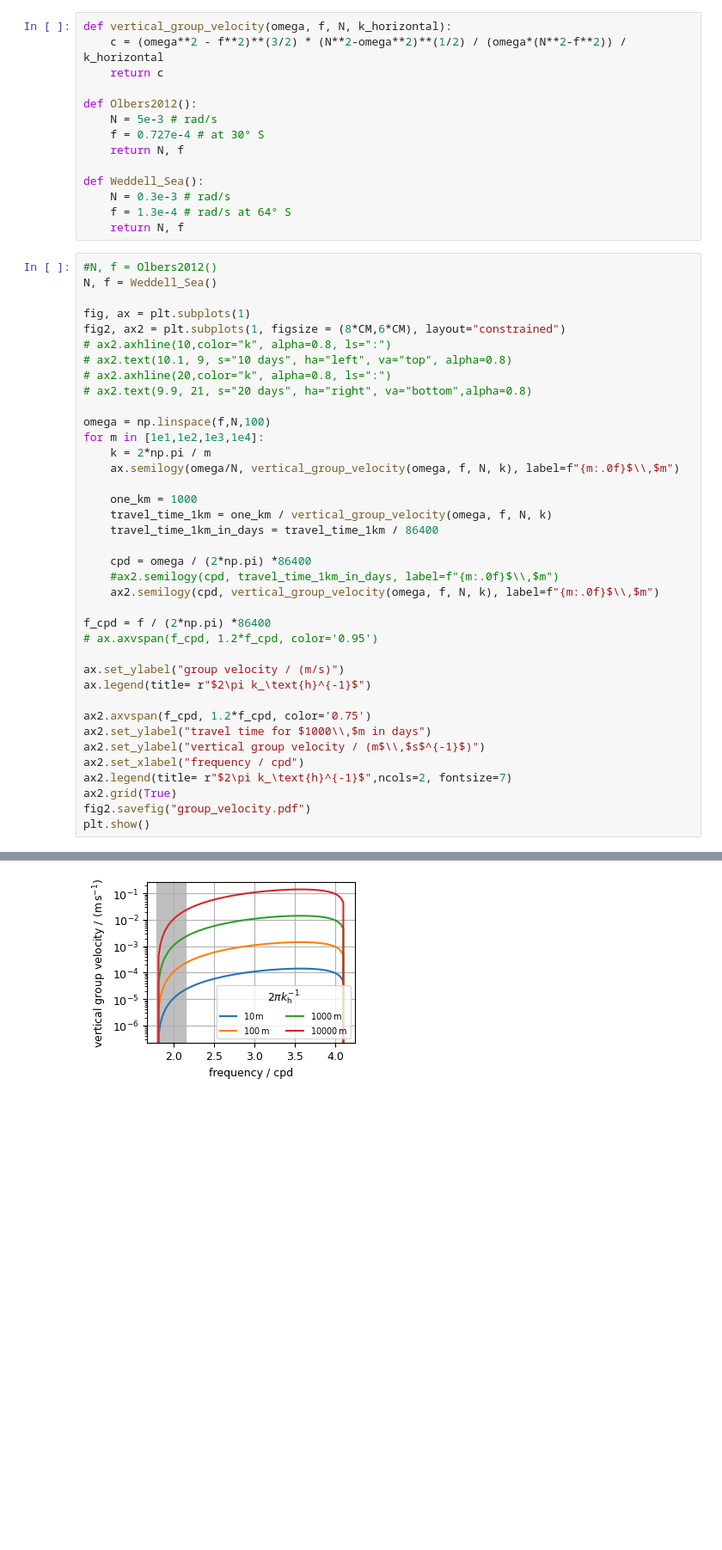
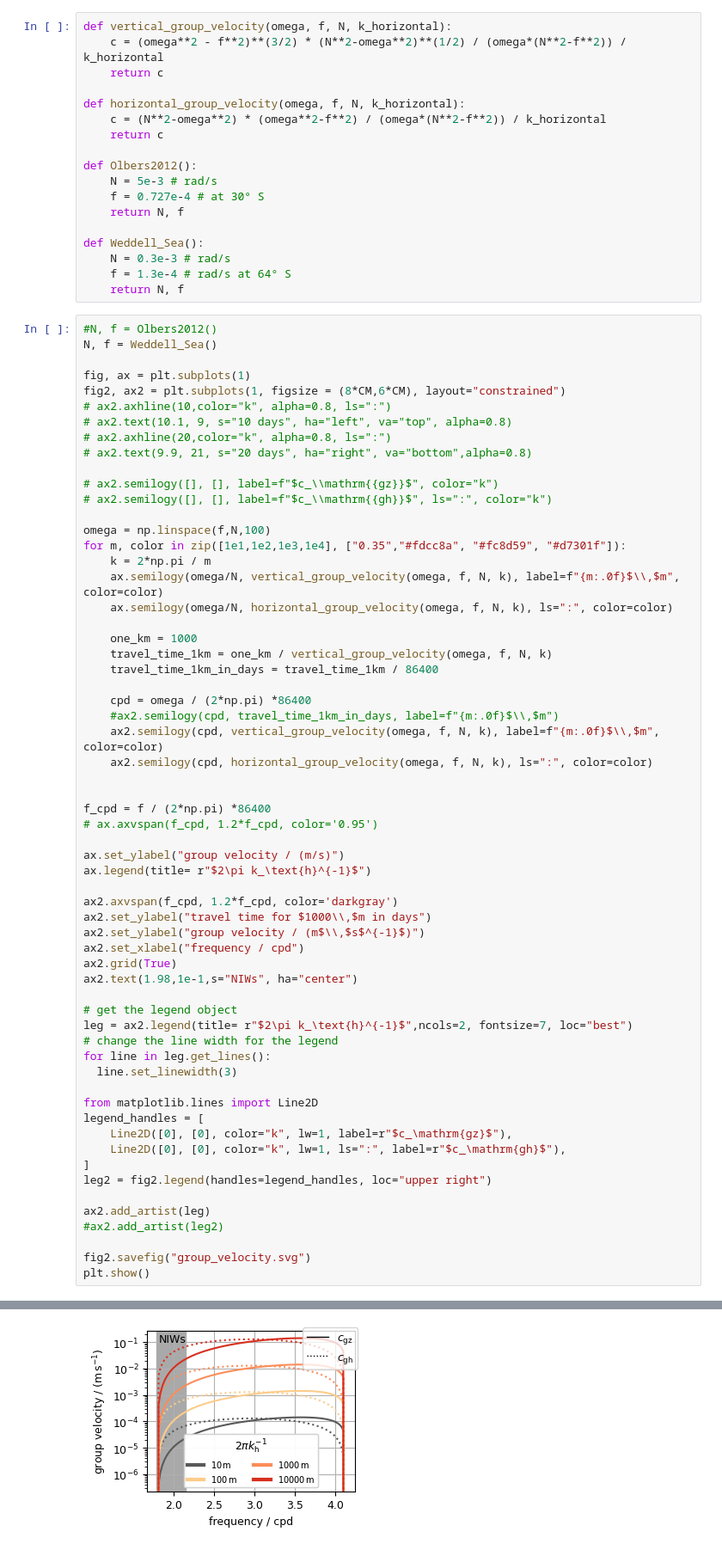
Before and after one commit to opinner/thesis_introductory_figures, a Jupyter notebook: Group_velocity.ipynb, the cells around one changed output, grey strips where cells are left out. Shown at 86% size. Drawn from its saved outputs; the diff is of its cells as text; blank space fills up the shorter version.

Commit message:
figure update

```diff
--- a/Group_velocity.ipynb
+++ b/Group_velocity.ipynb
@@ -17,6 +17,10 @@ plt.rcParams.update({
 # %%
 def vertical_group_velocity(omega, f, N, k_horizontal):
     c = (omega**2 - f**2)**(3/2) * (N**2-omega**2)**(1/2) / (omega*(N**2-f**2)) / k_horizontal
+    return c
+
+def horizontal_group_velocity(omega, f, N, k_horizontal):
+    c = (N**2-omega**2) * (omega**2-f**2) / (omega*(N**2-f**2)) / k_horizontal
     return c
 
 def Olbers2012():
@@ -39,10 +43,14 @@ fig2, ax2 = plt.subplots(1, figsize = (8*CM,6*CM), layout="constrained")
 # ax2.axhline(20,color="k", alpha=0.8, ls=":")
 # ax2.text(9.9, 21, s="20 days", ha="right", va="bottom",alpha=0.8)
 
+# ax2.semilogy([], [], label=f"$c_\\mathrm{{gz}}$", color="k")
+# ax2.semilogy([], [], label=f"$c_\\mathrm{{gh}}$", ls=":", color="k")
+
 omega = np.linspace(f,N,100)
-for m in [1e1,1e2,1e3,1e4]:
+for m, color in zip([1e1,1e2,1e3,1e4], ["0.35","#fdcc8a", "#fc8d59", "#d7301f"]):
     k = 2*np.pi / m
-    ax.semilogy(omega/N, vertical_group_velocity(omega, f, N, k), label=f"{m:.0f}$\\,$m")
+    ax.semilogy(omega/N, vertical_group_velocity(omega, f, N, k), label=f"{m:.0f}$\\,$m", color=color)
+    ax.semilogy(omega/N, horizontal_group_velocity(omega, f, N, k), ls=":", color=color)
 
     one_km = 1000
     travel_time_1km = one_km / vertical_group_velocity(omega, f, N, k)
@@ -50,7 +58,9 @@ for m in [1e1,1e2,1e3,1e4]:
 
     cpd = omega / (2*np.pi) *86400
     #ax2.semilogy(cpd, travel_time_1km_in_days, label=f"{m:.0f}$\\,$m")
-    ax2.semilogy(cpd, vertical_group_velocity(omega, f, N, k), label=f"{m:.0f}$\\,$m")
+    ax2.semilogy(cpd, vertical_group_velocity(omega, f, N, k), label=f"{m:.0f}$\\,$m", color=color)
+    ax2.semilogy(cpd, horizontal_group_velocity(omega, f, N, k), ls=":", color=color)
+
 
 f_cpd = f / (2*np.pi) *86400
 # ax.axvspan(f_cpd, 1.2*f_cpd, color='0.95')
@@ -58,12 +68,29 @@ f_cpd = f / (2*np.pi) *86400
 ax.set_ylabel("group velocity / (m/s)")
 ax.legend(title= r"$2\pi k_\text{h}^{-1}$")
 
-ax2.axvspan(f_cpd, 1.2*f_cpd, color='0.75')
+ax2.axvspan(f_cpd, 1.2*f_cpd, color='darkgray')
 ax2.set_ylabel("travel time for $1000\\,$m in days")
-ax2.set_ylabel("vertical group velocity / (m$\\,$s$^{-1}$)")
+ax2.set_ylabel("group velocity / (m$\\,$s$^{-1}$)")
 ax2.set_xlabel("frequency / cpd")
-ax2.legend(title= r"$2\pi k_\text{h}^{-1}$",ncols=2, fontsize=7)
 ax2.grid(True)
-fig2.savefig("group_velocity.pdf")
+ax2.text(1.98,1e-1,s="NIWs", ha="center")
+
+# get the legend object
+leg = ax2.legend(title= r"$2\pi k_\text{h}^{-1}$",ncols=2, fontsize=7, loc="best")
+# change the line width for the legend
+for line in leg.get_lines():
+  line.set_linewidth(3)
+
+from matplotlib.lines import Line2D
+legend_handles = [
+    Line2D([0], [0], color="k", lw=1, label=r"$c_\mathrm{gz}$"),
+    Line2D([0], [0], color="k", lw=1, ls=":", label=r"$c_\mathrm{gh}$"),
+]
+leg2 = fig2.legend(handles=legend_handles, loc="upper right")
+
+ax2.add_artist(leg)
+#ax2.add_artist(leg2)
+
+fig2.savefig("group_velocity.svg")
 plt.show()
 # %% [output]
@@ -71 +98 @@ plt.show()
-[figure, old version]
+[figure, new version]
```
Also changed, not shown: parts of 1 cell of this notebook.
